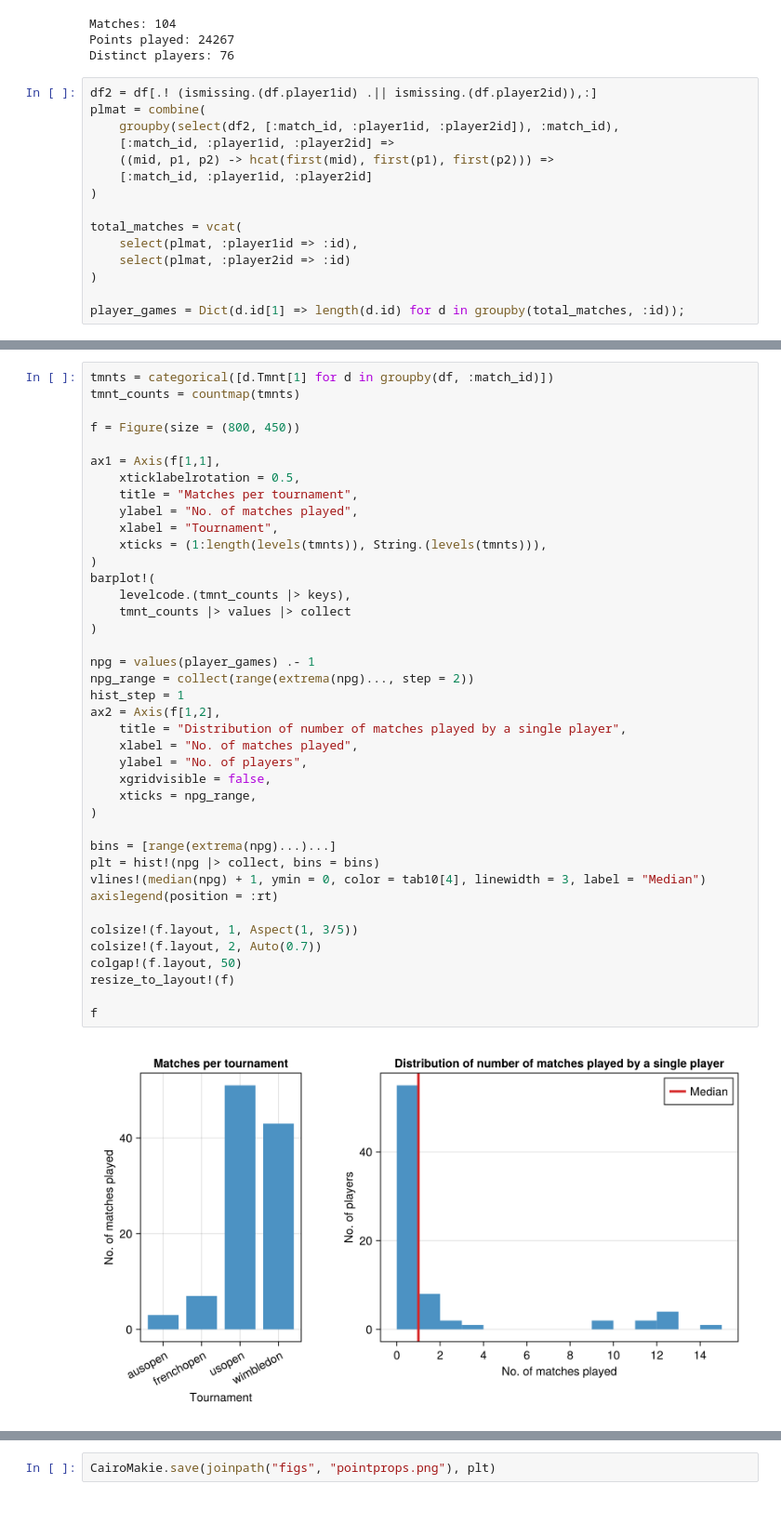
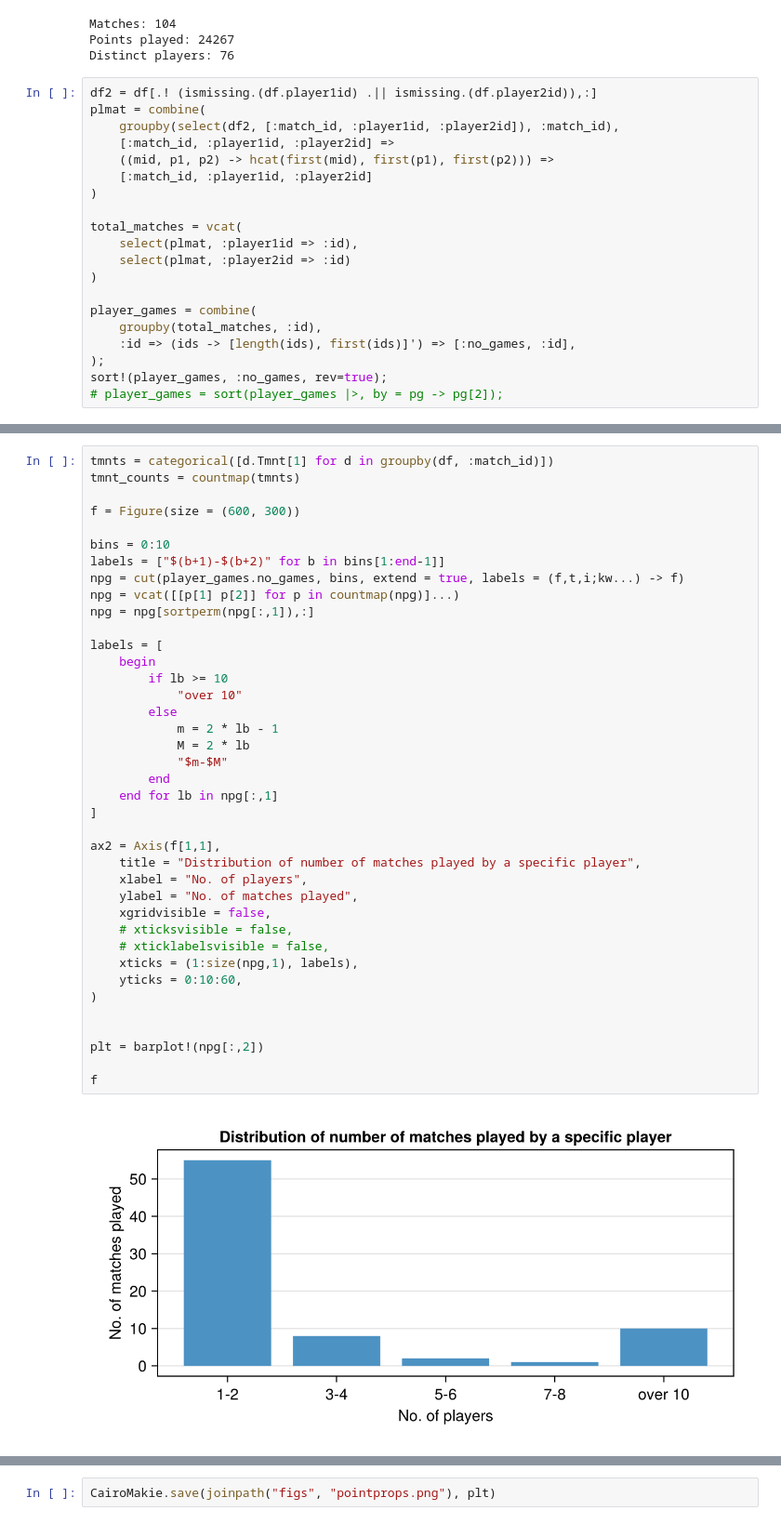
Before and after one commit to VictorKeil/grand-slam-analysis, a Jupyter notebook: Main.ipynb, the cells around one changed output, grey strips where cells are left out. Shown at 93% size. Drawn from its saved outputs; the diff is of its cells as text.

```diff
--- a/Main.ipynb
+++ b/Main.ipynb
@@ -326,4 +326,9 @@ total_matches = vcat(
     select(plmat, :player2id => :id)
 )
 
-player_games = Dict(d.id[1] => length(d.id) for d in groupby(total_matches, :id));
+player_games = combine(
+    groupby(total_matches, :id),
+    :id => (ids -> [length(ids), first(ids)]') => [:no_games, :id],
+);
+sort!(player_games, :no_games, rev=true);
+# player_games = sort(player_games |>, by = pg -> pg[2]);
@@ -330,43 +427,42 @@ player_games = Dict(d.id[1] => length(d.id) for d in groupby(total_matches, :id)
 # %%
 tmnts = categorical([d.Tmnt[1] for d in groupby(df, :match_id)])
 tmnt_counts = countmap(tmnts)
 
-f = Figure(size = (800, 450))
+f = Figure(size = (600, 300))
 
-ax1 = Axis(f[1,1],
-    xticklabelrotation = 0.5,
-    title = "Matches per tournament",
+bins = 0:10
+labels = ["$(b+1)-$(b+2)" for b in bins[1:end-1]]
+npg = cut(player_games.no_games, bins, extend = true, labels = (f,t,i;kw...) -> f)
+npg = vcat([[p[1] p[2]] for p in countmap(npg)]...)
+npg = npg[sortperm(npg[:,1]),:]
+
+labels = [
+    begin
+        if lb >= 10
+            "over 10"
+        else
+            m = 2 * lb - 1
+            M = 2 * lb
+            "$m-$M"
+        end
+    end for lb in npg[:,1]
+]
+
+ax2 = Axis(f[1,1],
+    title = "Distribution of number of matches played by a specific player",
+    xlabel = "No. of players",
     ylabel = "No. of matches played",
-    xlabel = "Tournament",
-    xticks = (1:length(levels(tmnts)), String.(levels(tmnts))),
-)
-barplot!(
-    levelcode.(tmnt_counts |> keys),
-    tmnt_counts |> values |> collect
+    xgridvisible = false,
+    # xticksvisible = false,
+    # xticklabelsvisible = false,
+    xticks = (1:size(npg,1), labels),
+    yticks = 0:10:60,
 )
 
-npg = values(player_games) .- 1
-npg_range = collect(range(extrema(npg)..., step = 2))
-hist_step = 1
-ax2 = Axis(f[1,2],
-    title = "Distribution of number of matches played by a single player",
-    xlabel = "No. of matches played",
-    ylabel = "No. of players",
-    xgridvisible = false,
-    xticks = npg_range,
-)
 
-bins = [range(extrema(npg)...)...]
-plt = hist!(npg |> collect, bins = bins)
-vlines!(median(npg) + 1, ymin = 0, color = tab10[4], linewidth = 3, label = "Median")
-axislegend(position = :rt)
-
-colsize!(f.layout, 1, Aspect(1, 3/5))
-colsize!(f.layout, 2, Auto(0.7))
-colgap!(f.layout, 50)
-resize_to_layout!(f)
+plt = barplot!(npg[:,2])
 
 f
 # %% [output]
-[figure, old version]
+[figure, new version]
 # %%
```
Also changed, not shown: parts of 8 cells of this notebook, 5 other files.
